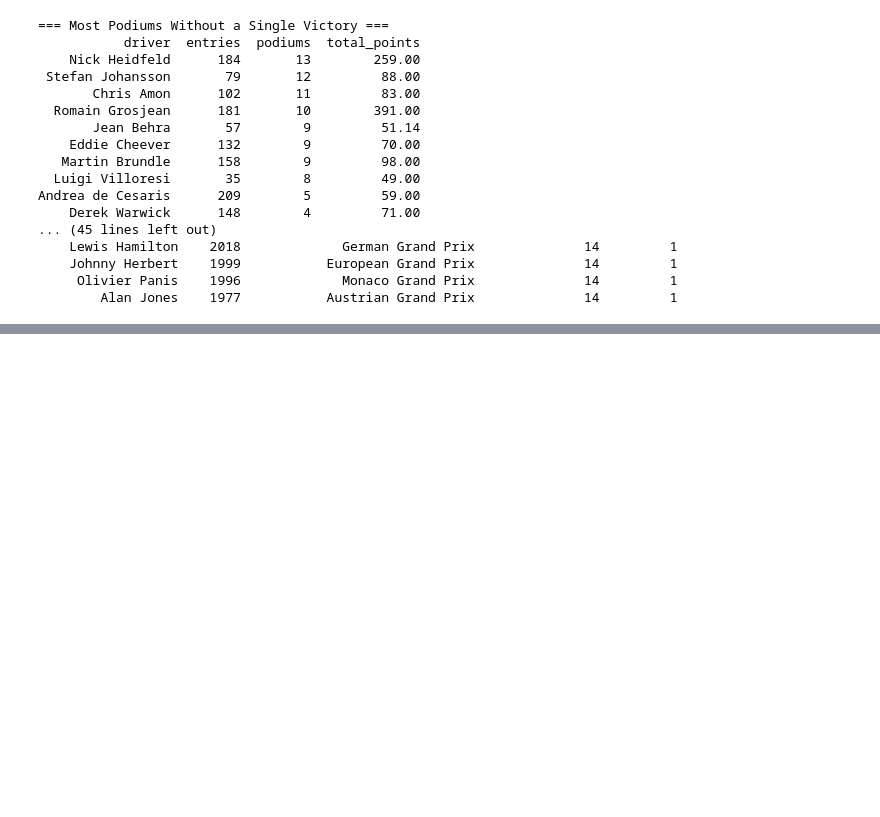
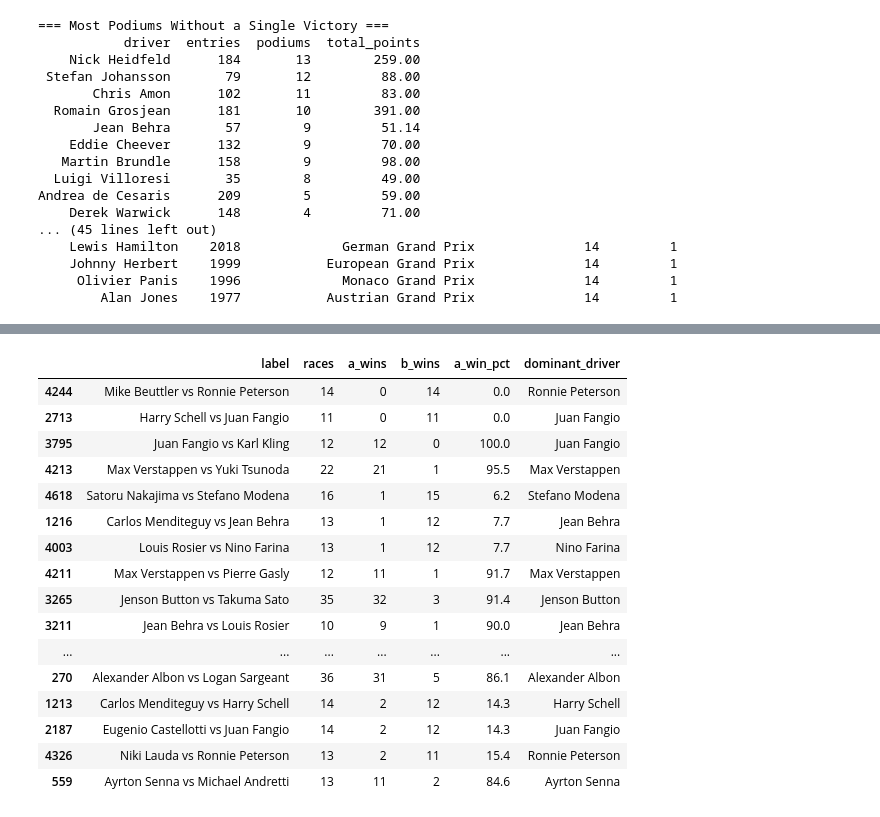
Before and after one commit to MamadouLamineDiamban/f1_data_engine, a Jupyter notebook: notebooks/f1_statistical_analysis.ipynb, the cells around one changed output, grey strips where cells are left out. Saved outputs shown, nothing was run; the diff lists cells and outputs as text; code cells hidden in the pictures; blank space fills up the shorter version.

Commit message:
feat: add 5 new sections (s11-s15) - streaks, H2H, championship battles, 1-2 finishes, pts efficiency

```diff
--- a/notebooks/f1_statistical_analysis.ipynb
+++ b/notebooks/f1_statistical_analysis.ipynb
@@ -845,0 +942,66 @@ Andrea de Cesaris      209        5         59.00
+# %%
+
+# Build teammate pairings per race
+race_results = df[df['position'].notna() & (df['position'] > 0)].copy()
+race_ids = ['season', 'round', 'constructor_name']
+
+# Self-join to get all driver pairs in the same race & team
+pairs = race_results.merge(
+    race_results[race_ids + ['driver_fullname', 'position']],
+    on=race_ids, suffixes=('_a', '_b')
+)
+# Keep only pairs where driver A beats driver B (avoids duplicates and self-match)
+pairs = pairs[pairs['driver_fullname_a'] < pairs['driver_fullname_b']].copy()
+pairs['a_won'] = pairs['position_a'] < pairs['position_b']
+
+htm = pairs.groupby(['driver_fullname_a', 'driver_fullname_b']).agg(
+    races = ('a_won', 'count'),
+    a_wins = ('a_won', 'sum'),
+).reset_index()
+htm['b_wins'] = htm['races'] - htm['a_wins']
+htm['a_win_pct'] = (htm['a_wins'] / htm['races'] * 100).round(1)
+htm['label'] = htm['driver_fullname_a'] + '  vs  ' + htm['driver_fullname_b']
+
+# Only pairs with 10+ shared races for statistical relevance
+htm_sig = htm[htm['races'] >= 10].copy()
+htm_sig['dominance'] = htm_sig['a_win_pct'].apply(lambda x: x if x >= 50 else 100 - x)
+htm_sig['dominant_driver'] = htm_sig.apply(
+    lambda r: r['driver_fullname_a'] if r['a_wins'] >= r['b_wins'] else r['driver_fullname_b'], axis=1
+)
+
+# Chart 12a — Most one-sided rivalries (min 10 races together)
+most_lopsided = htm_sig.sort_values('dominance', ascending=False).head(20)
+fig = px.bar(
+    most_lopsided.sort_values('dominance'),
+    x='dominance', y='label', orientation='h',
+    color='dominance', color_continuous_scale='RdYlGn',
+    hover_data=['races', 'a_wins', 'b_wins'],
+    title='Most One-Sided Teammate Battles (Min. 10 Shared Races)',
+    labels={'dominance': 'Win % of Dominant Driver', 'label': ''}
+)
+fig.add_vline(x=50, line_dash='dash', line_color='white', opacity=0.3)
+fig.update_coloraxes(showscale=False)
+fig.update_layout(height=700)
+fig.show()
+
+# Table — All significant rivalries sorted by dominance
+htm_display = htm_sig.sort_values('dominance', ascending=False).head(25)
+htm_display[['label', 'races', 'a_wins', 'b_wins', 'a_win_pct', 'dominant_driver']]
+# %% [output]
+|  | label | races | a_wins | b_wins | a_win_pct | dominant_driver |
+| 4244 | Mike Beuttler vs Ronnie Peterson | 14 | 0 | 14 | 0.0 | Ronnie Peterson |
+| 2713 | Harry Schell vs Juan Fangio | 11 | 0 | 11 | 0.0 | Juan Fangio |
+| 3795 | Juan Fangio vs Karl Kling | 12 | 12 | 0 | 100.0 | Juan Fangio |
+| 4213 | Max Verstappen vs Yuki Tsunoda | 22 | 21 | 1 | 95.5 | Max Verstappen |
+| 4618 | Satoru Nakajima vs Stefano Modena | 16 | 1 | 15 | 6.2 | Stefano Modena |
+| 1216 | Carlos Menditeguy vs Jean Behra | 13 | 1 | 12 | 7.7 | Jean Behra |
+| 4003 | Louis Rosier vs Nino Farina | 13 | 1 | 12 | 7.7 | Nino Farina |
+| 4211 | Max Verstappen vs Pierre Gasly | 12 | 11 | 1 | 91.7 | Max Verstappen |
+| 3265 | Jenson Button vs Takuma Sato | 35 | 32 | 3 | 91.4 | Jenson Button |
+| 3211 | Jean Behra vs Louis Rosier | 10 | 9 | 1 | 90.0 | Jean Behra |
+| ... | ... | ... | ... | ... | ... | ... |
+| 270 | Alexander Albon vs Logan Sargeant | 36 | 31 | 5 | 86.1 | Alexander Albon |
+| 1213 | Carlos Menditeguy vs Harry Schell | 14 | 2 | 12 | 14.3 | Harry Schell |
+| 2187 | Eugenio Castellotti vs Juan Fangio | 14 | 2 | 12 | 14.3 | Juan Fangio |
+| 4326 | Niki Lauda vs Ronnie Peterson | 13 | 2 | 11 | 15.4 | Ronnie Peterson |
+| 559 | Ayrton Senna vs Michael Andretti | 13 | 11 | 2 | 84.6 | Ayrton Senna |
```
Also changed, not shown: parts of 9 cells of this notebook, 1 other file.
